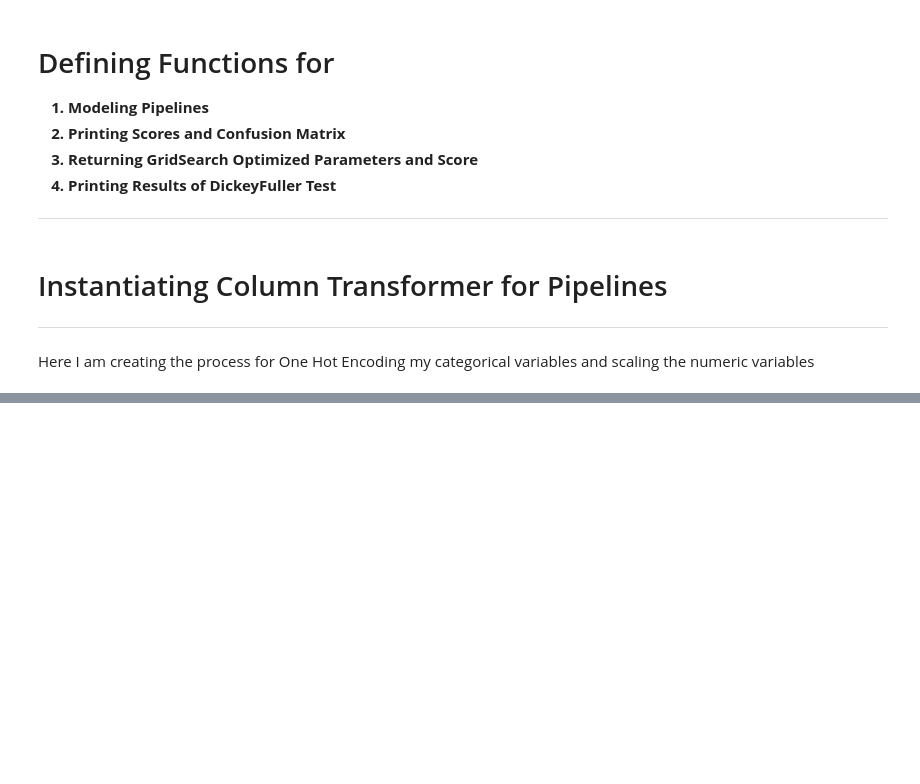
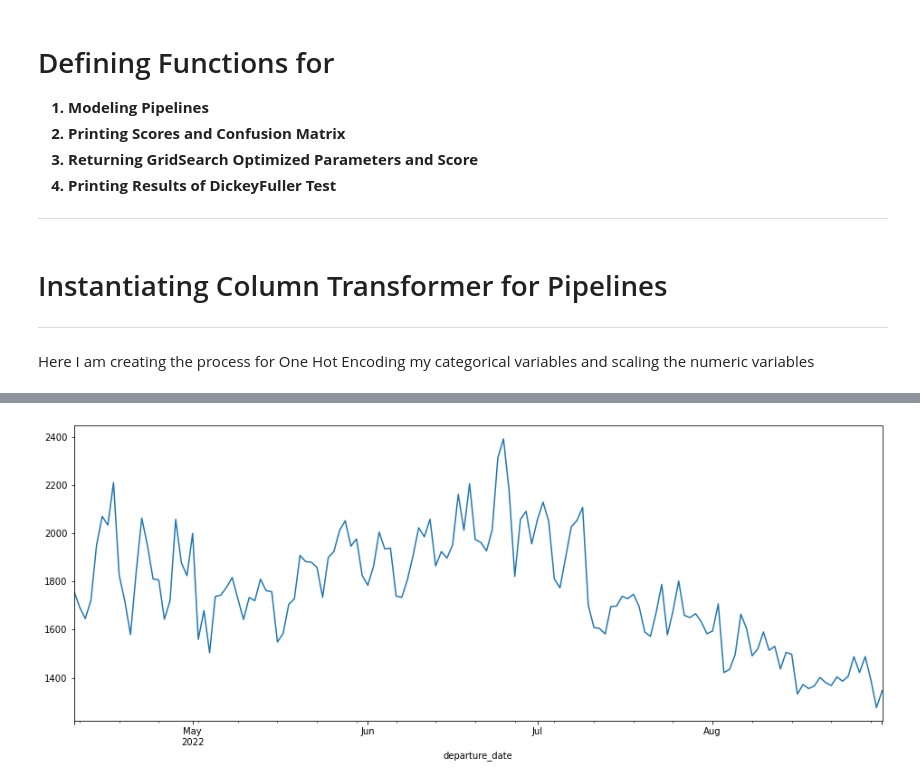
Before and after one commit to cjunhyuk/Kayak_Price_Analysis, a Jupyter notebook: Modeling.ipynb, the cells around one changed output, grey strips where cells are left out. Drawn from its saved outputs; the diff is of its cells as text; code cells hidden in the pictures; blank space fills up the shorter version.

```diff
--- a/Modeling.ipynb
+++ b/Modeling.ipynb
@@ -603,0 +678,4 @@ Warnings:
+# %%
+ts_daily.plot(figsize = (16,6));
+# %% [output]
+[figure, added]
```
Also changed, not shown: parts of 39 cells of this notebook.
